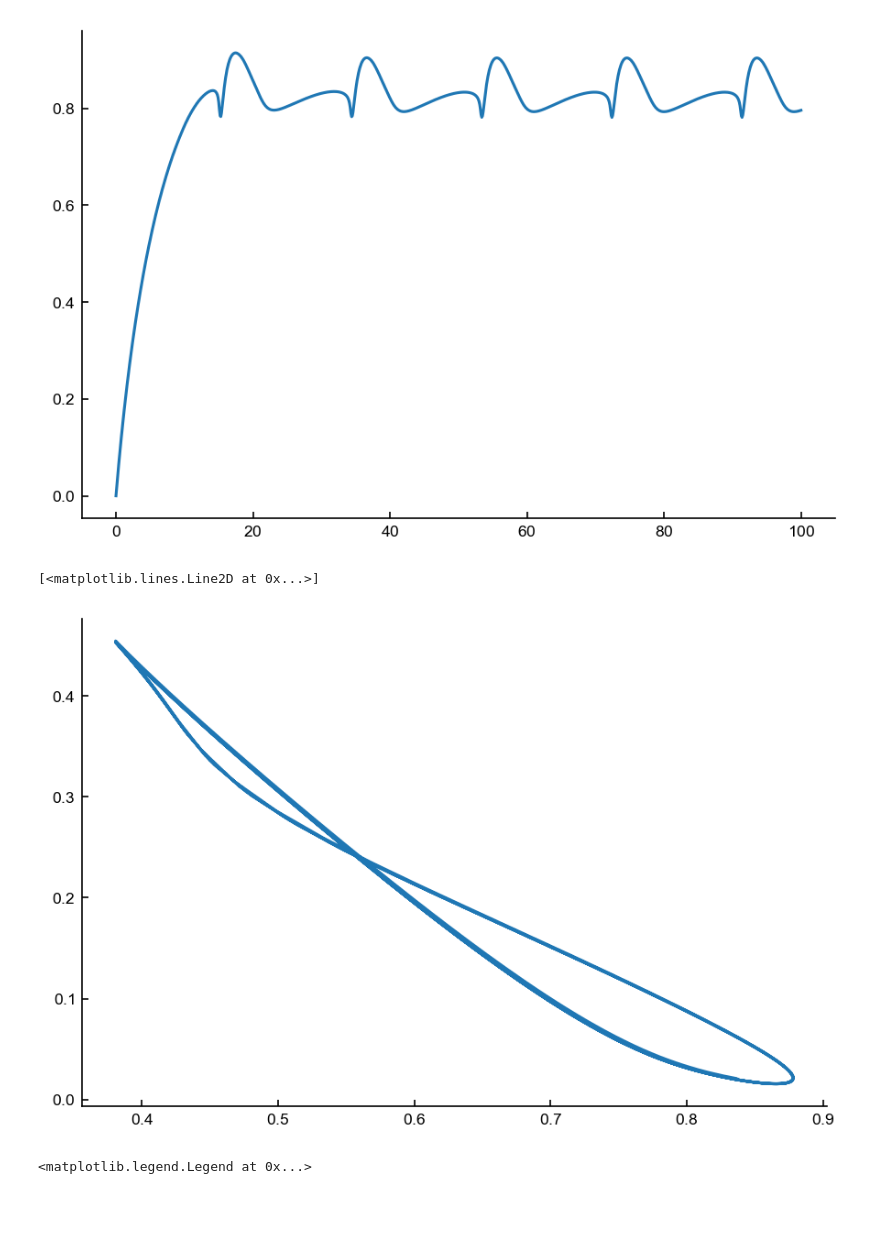
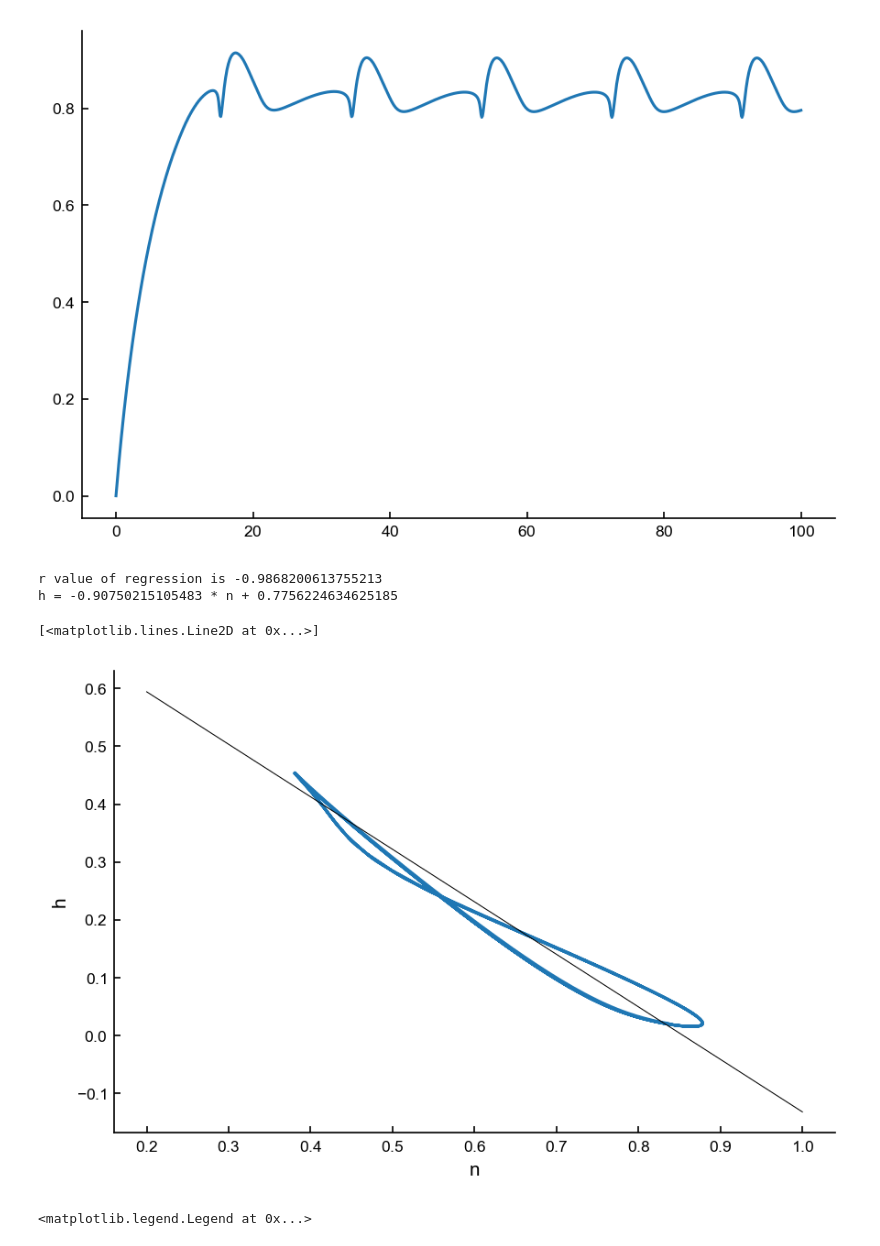
Before and after one commit to badralbanna/FTN, a Jupyter notebook: 5 HH simulation.ipynb, the cells around one changed output. Saved outputs shown, nothing was run; the diff lists cells and outputs as text; code cells hidden in the pictures; blank space fills up the shorter version.

```diff
--- a/5 HH simulation.ipynb
+++ b/5 HH simulation.ipynb
@@ -57,7 +57,7 @@ def static_i(t, i_0=0):
     return(i_0)
 
 ## A step current
-def make_step_i(t_s, t_f, i_max=0):
+def make_step_i(t_s, t_f, i_max=0.05):
     def i_e(t):
         if (t>=t_s) & (t<t_f):
             return i_max
@@ -249,12 +251,27 @@ ax.plot(T, n + h)
 # %% [output]
 [<matplotlib.lines.Line2D at 0x...>]
 [figure]
-# %%
-fig, ax = plt.subplots()
-ax.plot(n[200:], h[200:])
-# %% [output]
-[<matplotlib.lines.Line2D at 0x...>]
-[figure, removed]
+# %%
+from scipy.stats import linregress
+
+fig, ax = plt.subplots()
+ax.plot(n[200:], h[200:])
+ax.set_ylabel("h")
+ax.set_xlabel("n")
+
+# Finding regression
+slope, intercept, r, _, _ = linregress(n[200:], h[200:])
+print(f"r value of regression is {r}")
+
+print(f"h = {slope} * n + {intercept}")
+X = np.linspace(.2, 1, 1000)
+Y = slope*X + intercept
+ax.plot(X, Y, color='k', linewidth=.5)
+# %% [output]
+r value of regression is -0.9868200613755213
+h = -0.90750215105483 * n + 0.7756224634625185
+[<matplotlib.lines.Line2D at 0x...>]
+[figure, added]
 # %%
 # Creating functions for asymptotic values
 
```
Also changed, not shown: parts of 4 cells of this notebook.
